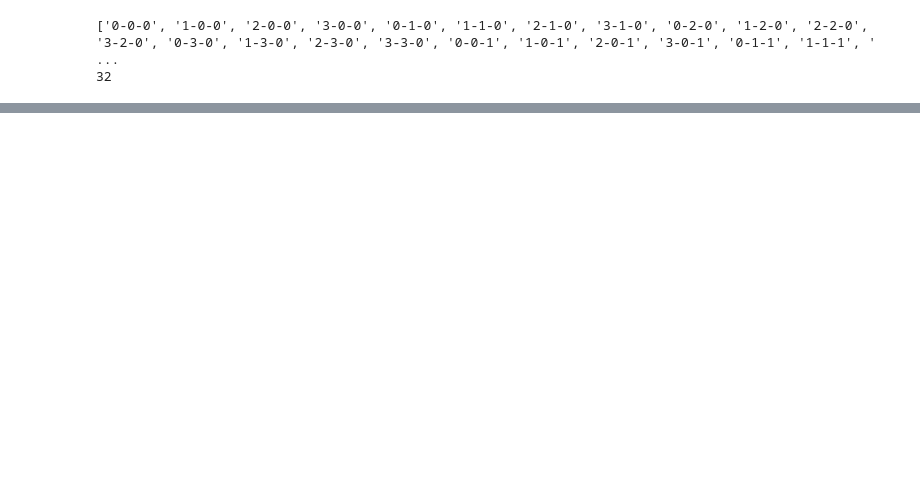
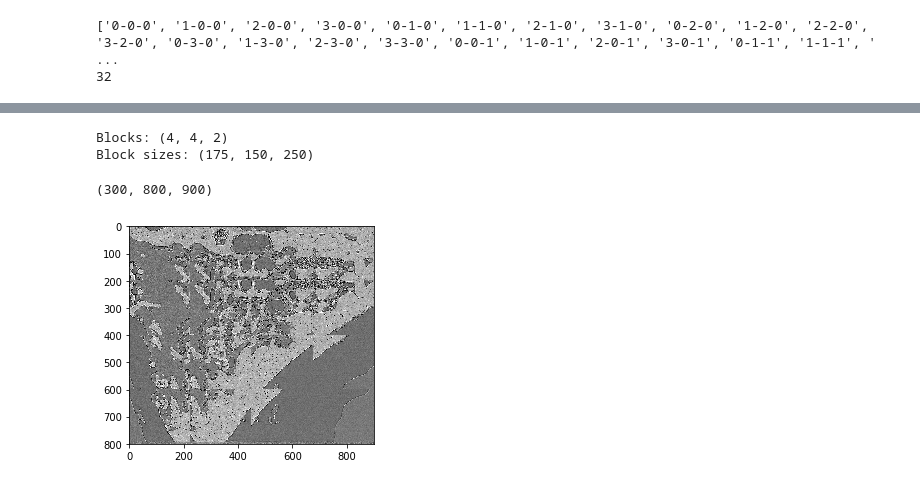
Before and after one commit to axruff/volume-splitter, a Jupyter notebook: volume-splitter.ipynb, the cells around one changed output, grey strips where cells are left out. Cells and saved outputs as stored; diff of their text form; code cells hidden in the pictures; blank space fills up the shorter version.

```diff
--- a/volume-splitter.ipynb
+++ b/volume-splitter.ipynb
@@ -186,0 +207,49 @@ print(len(regions))
+# %%
+print('Blocks:', block_dim)
+print('Block sizes:', (bx, by, bz))
+# %% [output]
+Blocks: (4, 4, 2)
+Block sizes: (175, 150, 250)
+# %%
+path = out_path
+
+t = 0
+
+z_list = []
+for k in range(1):
+#for k in range(zdim):
+
+    y_list = []
+    for i in range(ydim):
+
+        x_list = []
+        for j in range(xdim):
+
+            block = np.fromfile(out_path + 'volslice_ext-25-index-{0:d}-{1:d}-{2:d}_slice-225-200-300-time{3:02d}.raw'.format(j,i,k,t), dtype=np.uint8)
+
+            x_list.append(block.reshape((bz+2*ext,by+2*ext,bx+2*ext)))
+        res = np.dstack(x_list)
+
+
+
+        #plt.imshow(res[0], cmap='gray')
+        #plt.show()
+
+        y_list.append(res)
+
+    res = np.hstack(y_list)
+
+    z_list.append(res)
+
+res = np.vstack(z_list)
+
+print(res.shape)
+
+plt.imshow(res[0], cmap='gray')
+plt.show()
+
+im_res = Image.fromarray(res[0])
+im_res.save('e:\\Data\\bone_load\\syn13\\test.tif')
+# %% [output]
+(300, 800, 900)
+[figure, added]
```
Also changed, not shown: parts of 11 cells of this notebook.
